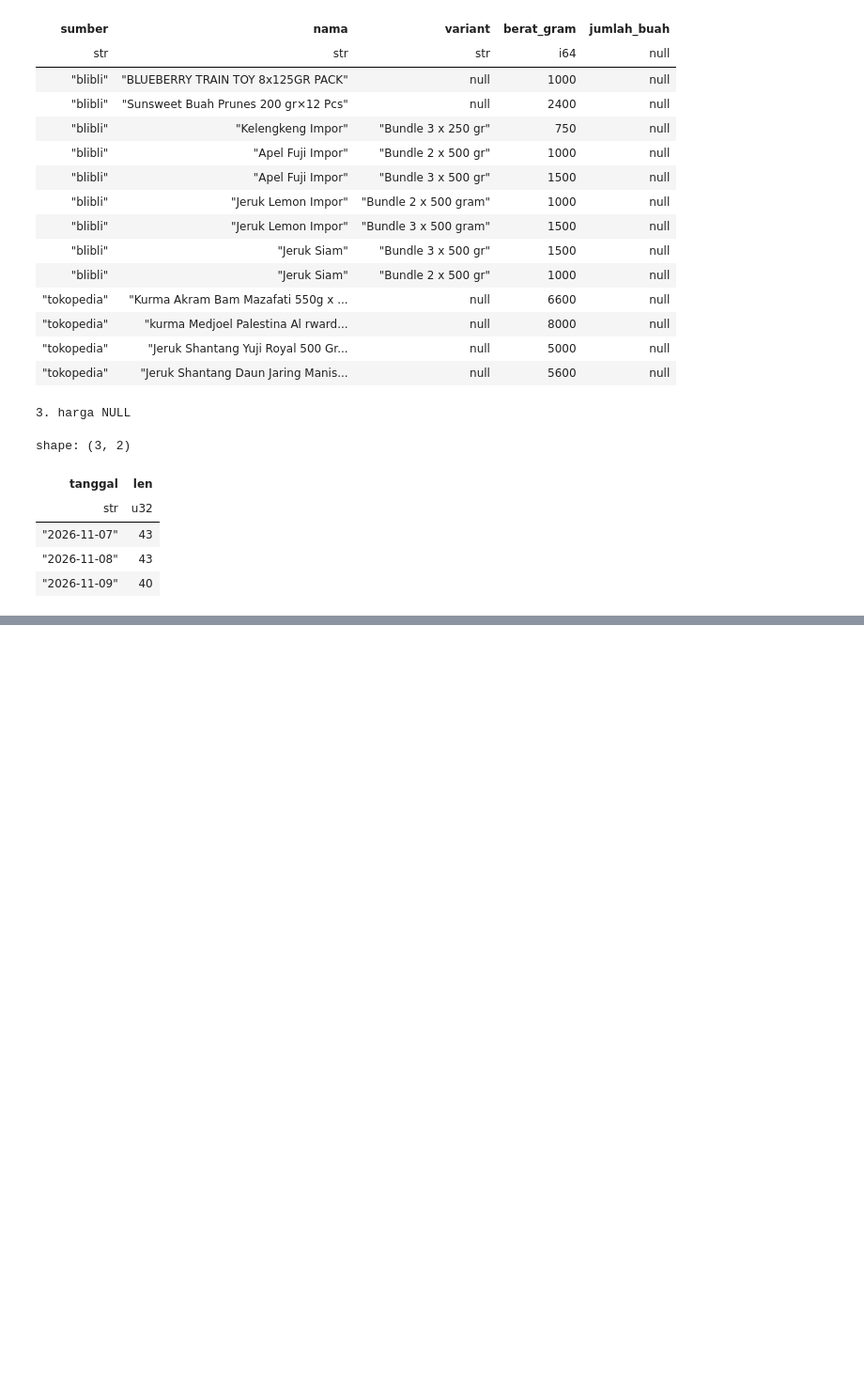
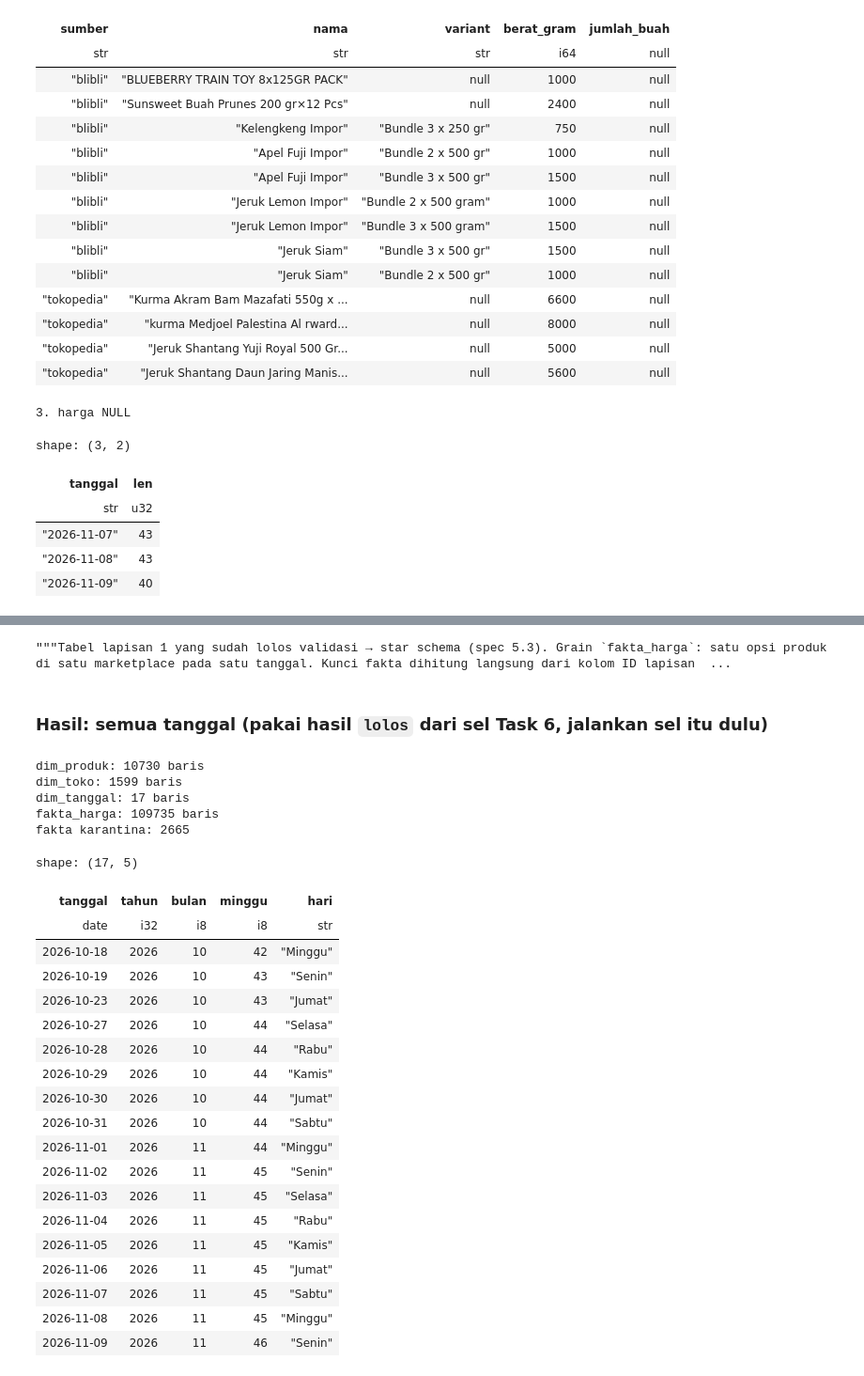
Before and after one commit to Daffwa/kebun_ibu, a Jupyter notebook: data-science/transform/transform.ipynb, the cells around one changed output, grey strips where cells are left out. Shown at 94% size. Cells and saved outputs as stored; diff of their text form; code cells hidden in the pictures; blank space fills up the shorter version.

```diff
--- a/data-science/transform/transform.ipynb
+++ b/data-science/transform/transform.ipynb
@@ -876,0 +889,42 @@ shape: (3, 2)
+# %%
+from transform import model
+importlib.reload(model)
+tampilkan_kode(model)
+# %% [output]
+"""Tabel lapisan 1 yang sudah lolos validasi → star schema (spec 5.3). Grain `fakta_harga`: satu opsi produk di satu marketplace pada satu tanggal. Kunci fakta dihitung langsung dari kolom ID lapisan  ...
+# %% [markdown]
+### Hasil: semua tanggal (pakai hasil `lolos` dari sel Task 6, jalankan sel itu dulu)
+# %%
+bintang = model.bangun(hasil["blibli"][0], hasil["tokopedia"][0])
+for nama in ("dim_produk", "dim_toko", "dim_tanggal", "fakta_harga"):
+    print(f"{nama}: {getattr(bintang, nama).height} baris")
+
+fakta_lolos, fakta_karantina = skema.pisahkan(bintang.fakta_harga, skema.SkemaFakta, "campuran")
+print("fakta karantina:", fakta_karantina.height)
+bintang.dim_tanggal
+# %% [output]
+dim_produk: 10730 baris
+dim_toko: 1599 baris
+dim_tanggal: 17 baris
+fakta_harga: 109735 baris
+fakta karantina: 2665
+shape: (17, 5)
+| tanggal | tahun | bulan | minggu | hari |
+| date | i32 | i8 | i8 | str |
+| 2026-10-18 | 2026 | 10 | 42 | "Minggu" |
+| 2026-10-19 | 2026 | 10 | 43 | "Senin" |
+| 2026-10-23 | 2026 | 10 | 43 | "Jumat" |
+| 2026-10-27 | 2026 | 10 | 44 | "Selasa" |
+| 2026-10-28 | 2026 | 10 | 44 | "Rabu" |
+| 2026-10-29 | 2026 | 10 | 44 | "Kamis" |
+| 2026-10-30 | 2026 | 10 | 44 | "Jumat" |
+| 2026-10-31 | 2026 | 10 | 44 | "Sabtu" |
+| 2026-11-01 | 2026 | 11 | 44 | "Minggu" |
+| 2026-11-02 | 2026 | 11 | 45 | "Senin" |
+| 2026-11-03 | 2026 | 11 | 45 | "Selasa" |
+| 2026-11-04 | 2026 | 11 | 45 | "Rabu" |
+| 2026-11-05 | 2026 | 11 | 45 | "Kamis" |
+| 2026-11-06 | 2026 | 11 | 45 | "Jumat" |
+| 2026-11-07 | 2026 | 11 | 45 | "Sabtu" |
+| 2026-11-08 | 2026 | 11 | 45 | "Minggu" |
+| 2026-11-09 | 2026 | 11 | 46 | "Senin" |
```
Also changed, not shown: parts of 3 cells of this notebook, 6 other files.
